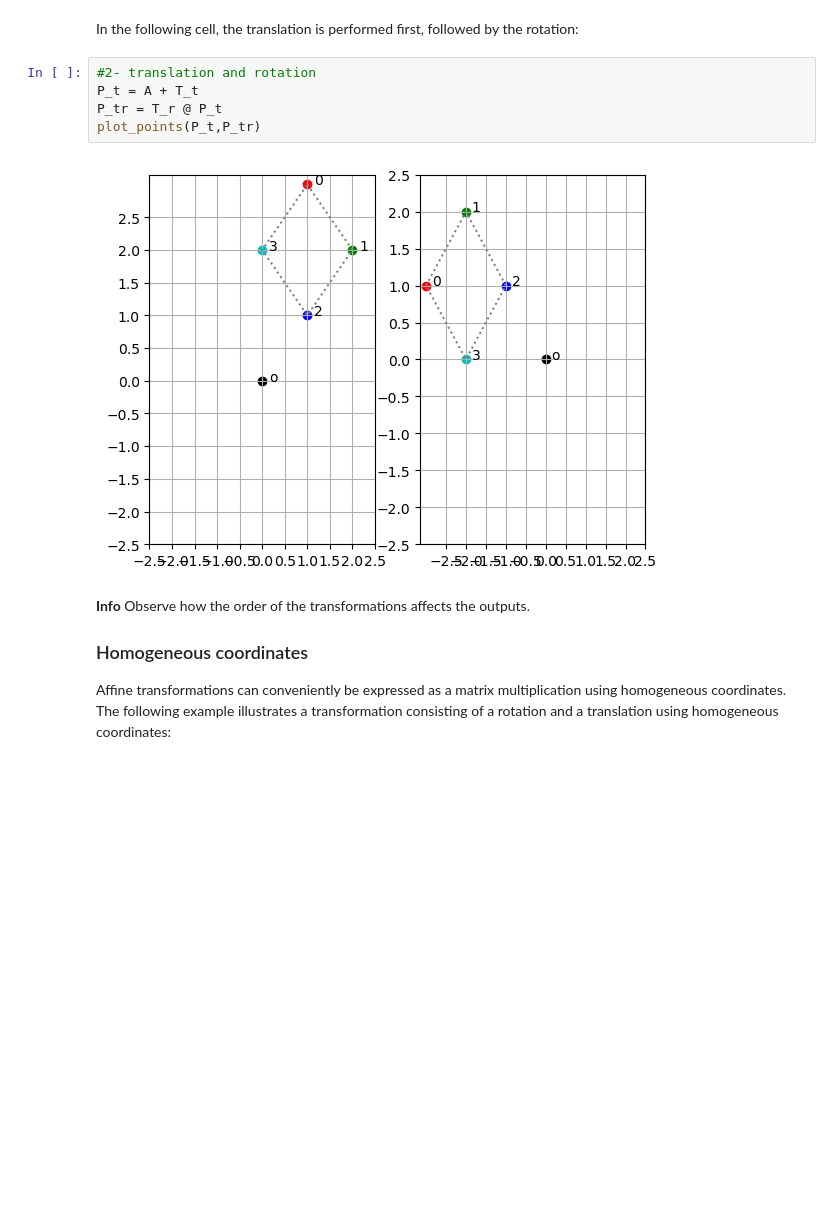
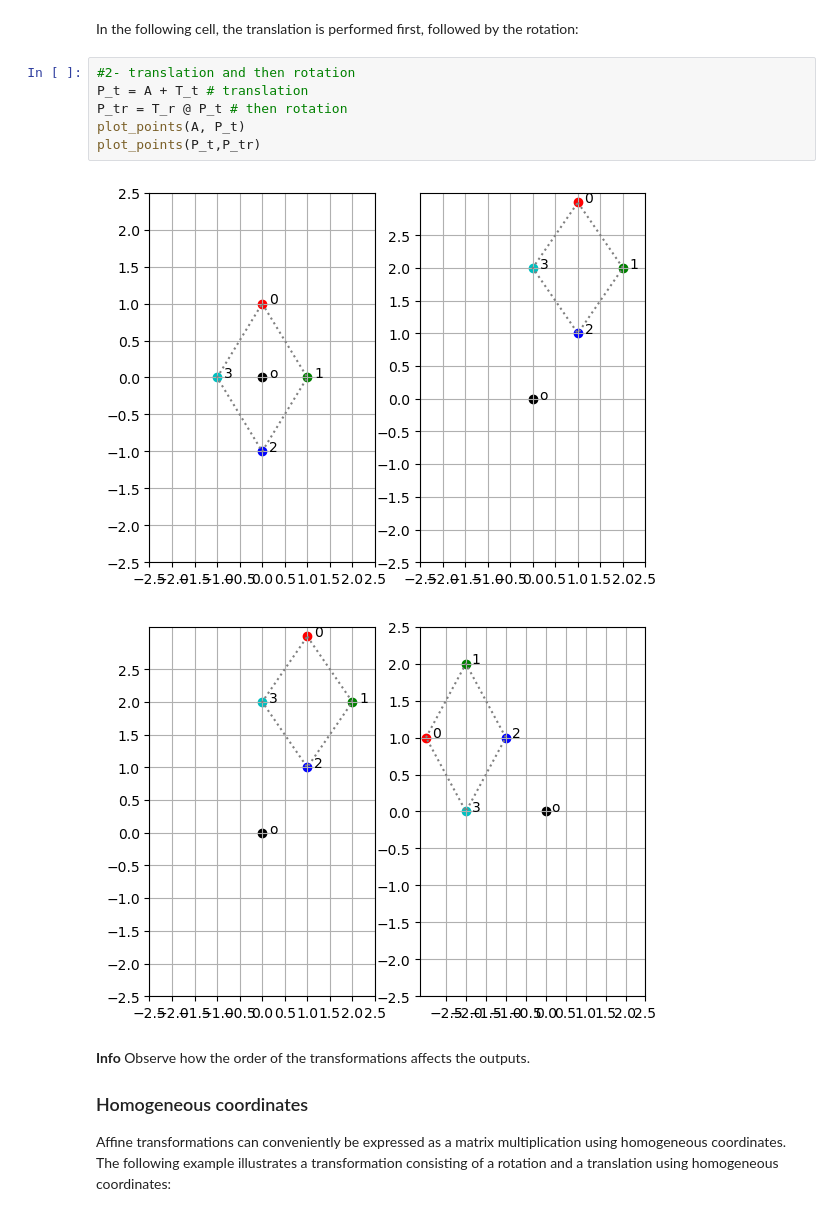
Before and after one commit to hannahcandersen/iml_exercises, a Jupyter notebook: Q3 - Transformations/week4/tutorial/03-transformations.ipynb, the cells around one changed output. Saved outputs shown, nothing was run; the diff lists cells and outputs as text; blank space fills up the shorter version.

```diff
--- a/Q3 - Least squares/week4/tutorial/03-transformations.ipynb
+++ b/Q3 - Transformations/week4/tutorial/03-transformations.ipynb
@@ -558,12 +562,14 @@ plot_points(P_r, P_rt)
 # %% [markdown]
 In the following cell, the translation is performed first, followed by the rotation:
 # %%
-#2- translation and rotation
-P_t = A + T_t
-P_tr = T_r @ P_t
+#2- translation and then rotation
+P_t = A + T_t # translation
+P_tr = T_r @ P_t # then rotation
+plot_points(A, P_t)
 plot_points(P_t,P_tr)
 # %% [output]
-[figure, old version]
+[figure, new version]
+[figure, added]
 # %% [markdown]
 
 **Info**
```
Also changed, not shown: parts of 7 cells of this notebook, 39 other files.
